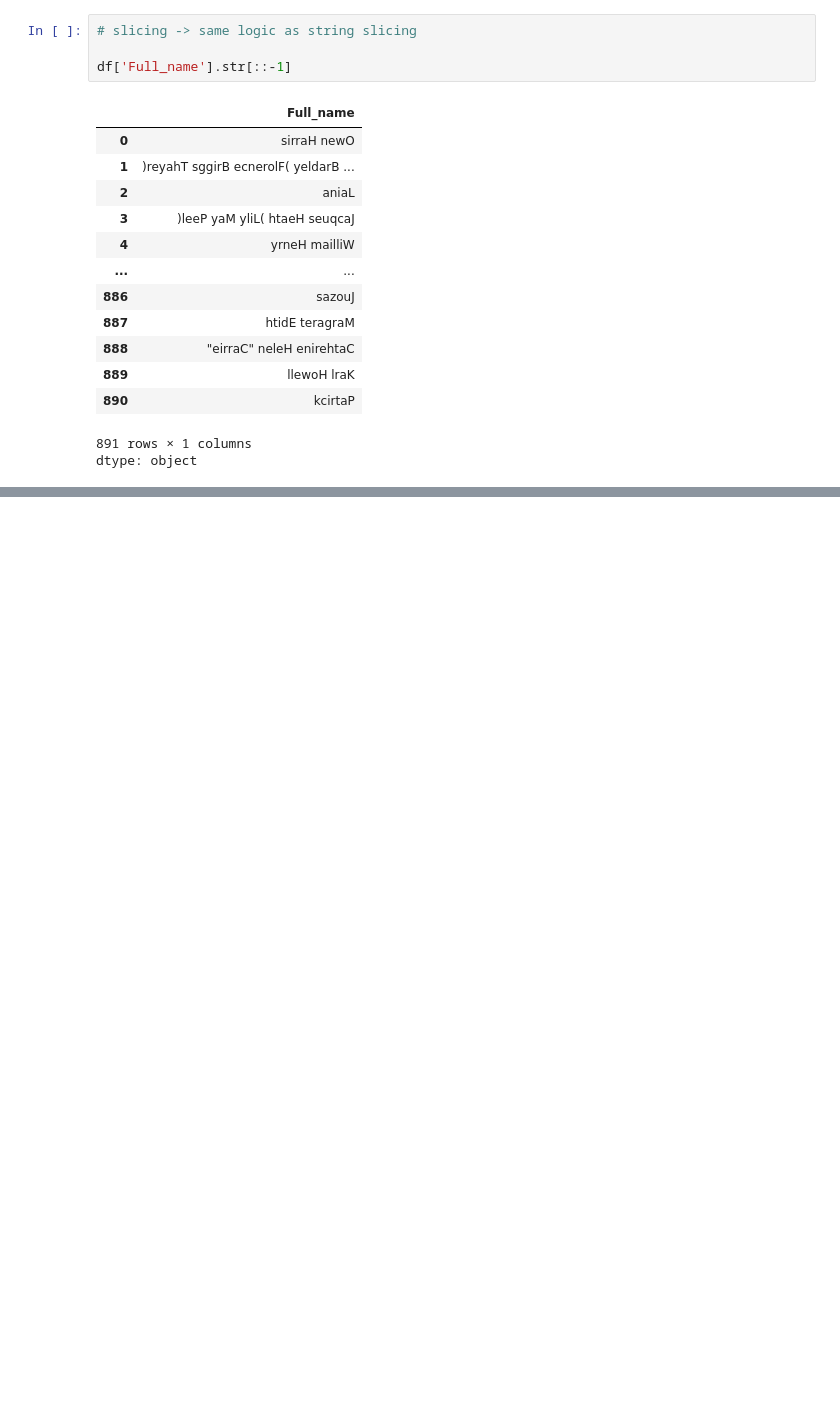
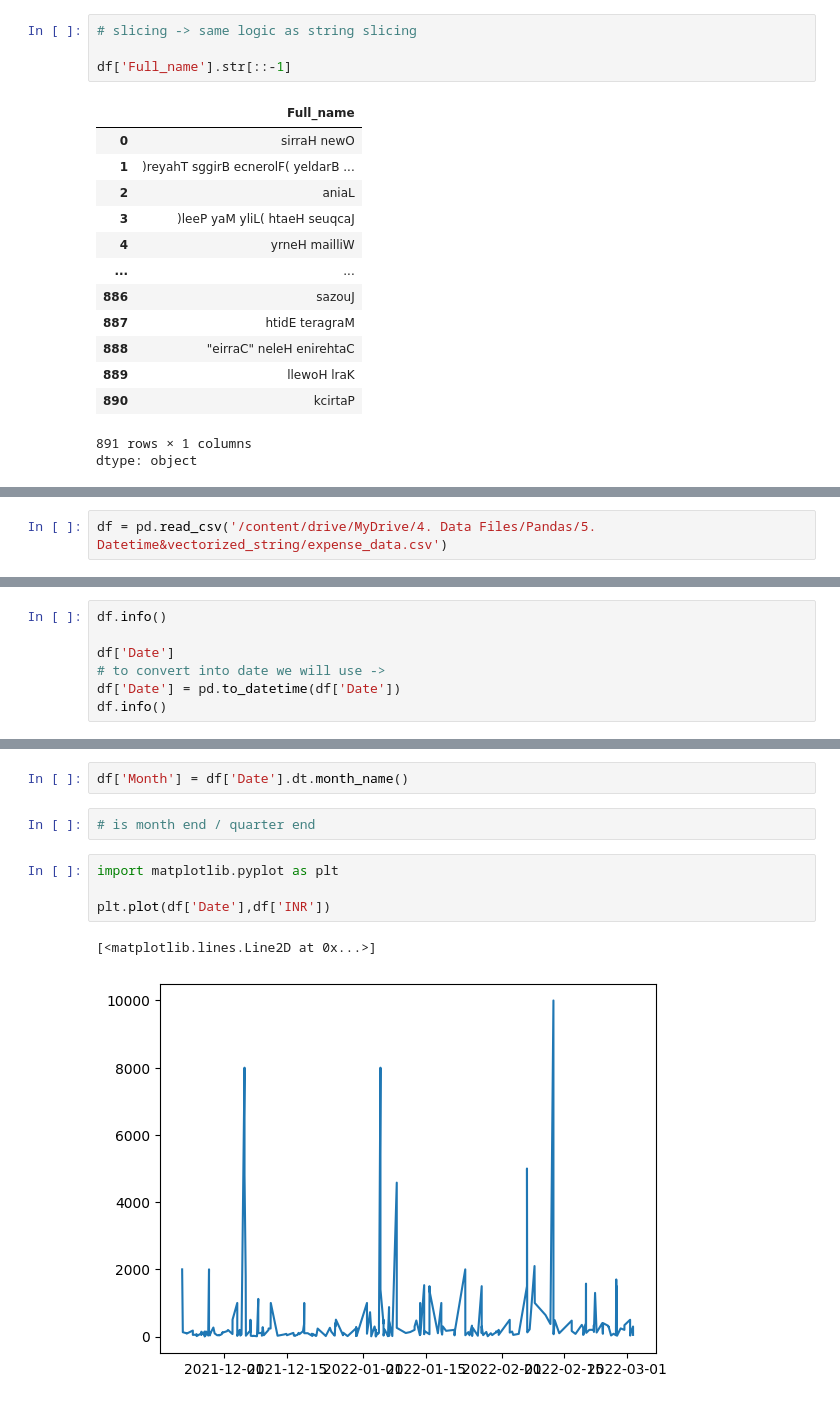
Before and after one commit to Kunalwagh107/n-python-numpy-pandas, a Jupyter notebook: pandas.ipynb, the cells around one changed output, grey strips where cells are left out. Cells and saved outputs as stored; diff of their text form; blank space fills up the shorter version.

Commit message:
Updated DatetimeIndex and Timestamp

```diff
--- a/pandas.ipynb
+++ b/pandas.ipynb
@@ -3883,0 +4108,2 @@ dtype: object
+# %%
+df = pd.read_csv('/content/drive/MyDrive/4. Data Files/Pandas/5. Datetime&vectorized_string/expense_data.csv')
@@ -3883,0 +4119,7 @@ dtype: object
+# %%
+df.info()
+
+df['Date']
+# to convert into date we will use ->
+df['Date'] = pd.to_datetime(df['Date'])
+df.info()
@@ -3883,0 +4144,11 @@ dtype: object
+# %%
+df['Month'] = df['Date'].dt.month_name()
+# %%
+# is month end / quarter end
+# %%
+import matplotlib.pyplot as plt
+
+plt.plot(df['Date'],df['INR'])
+# %% [output]
+[<matplotlib.lines.Line2D at 0x...>]
+[figure, added]
```
Also changed, not shown: parts of 25 cells of this notebook.
